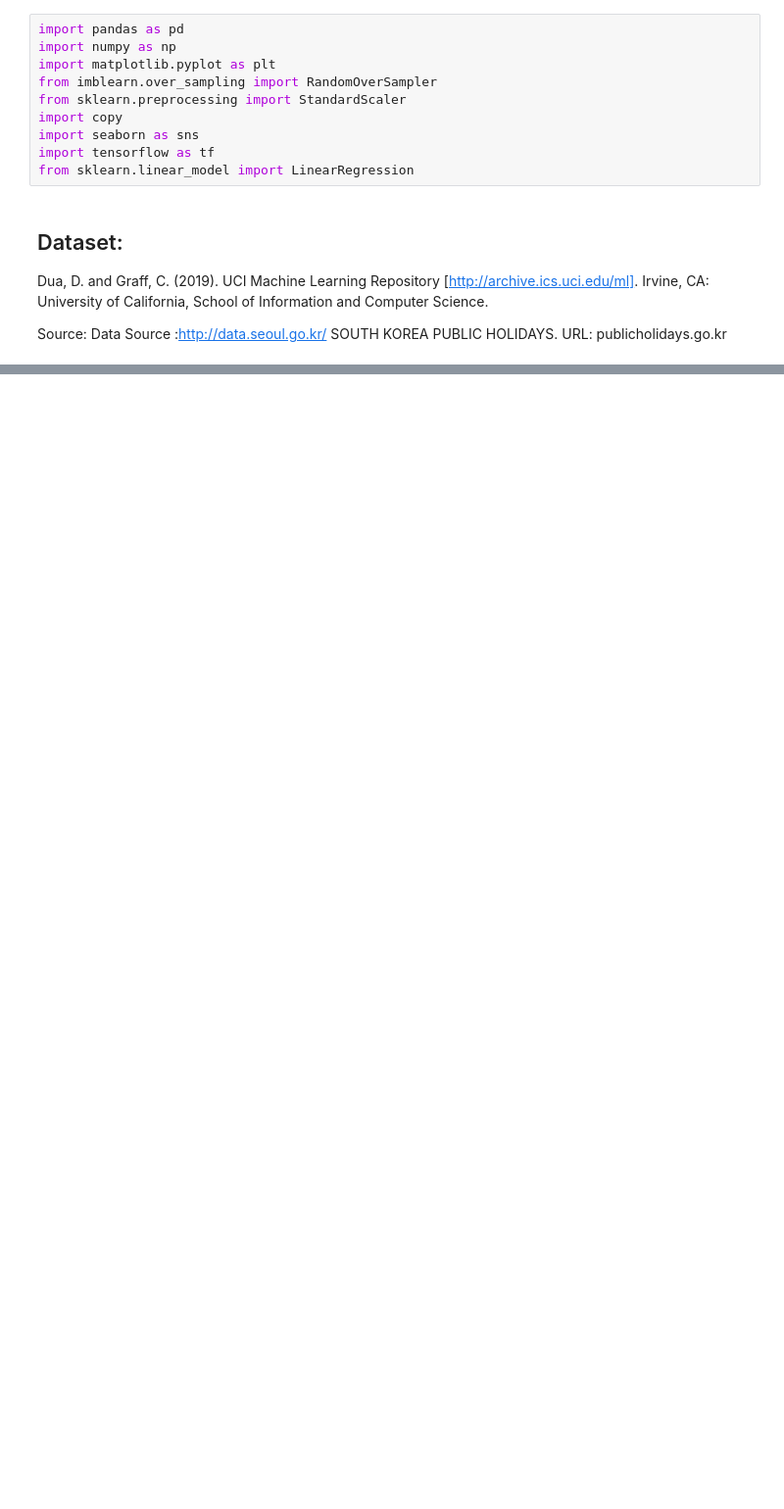
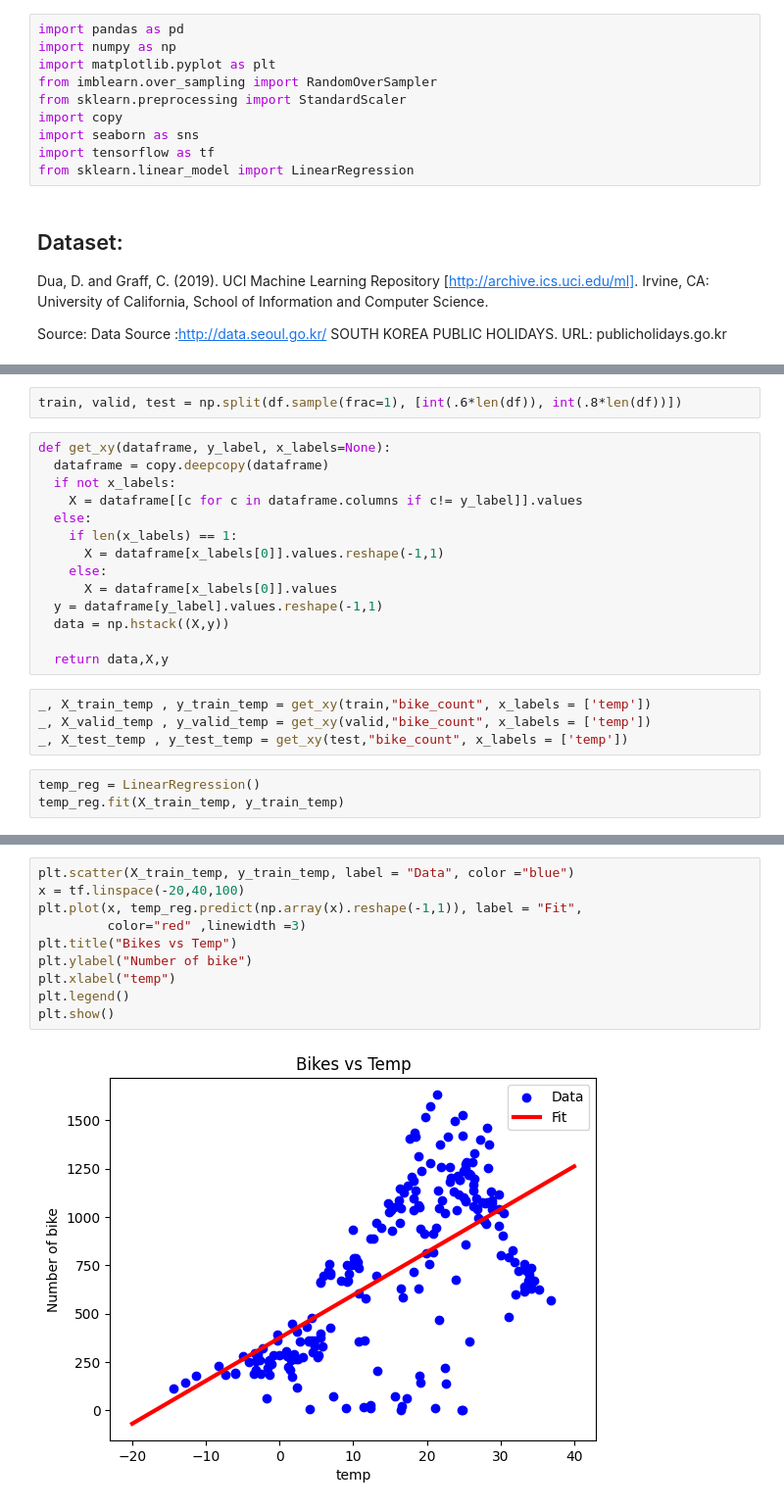
Before and after one commit to VuHoaBinh/MachineLearning, a Jupyter notebook: lesson-BIKES.ipynb, the cells around one changed output, grey strips where cells are left out. Shown at 98% size. Cells and saved outputs as stored; diff of their text form; blank space fills up the shorter version.

```diff
--- a/lesson-BIKES.ipynb
+++ b/lesson-BIKES.ipynb
@@ -26,0 +100,23 @@ df.head()
+# %%
+train, valid, test = np.split(df.sample(frac=1), [int(.6*len(df)), int(.8*len(df))])
+# %%
+def get_xy(dataframe, y_label, x_labels=None):
+  dataframe = copy.deepcopy(dataframe)
+  if not x_labels:
+    X = dataframe[[c for c in dataframe.columns if c!= y_label]].values
+  else:
+    if len(x_labels) == 1:
+      X = dataframe[x_labels[0]].values.reshape(-1,1)
+    else:
+      X = dataframe[x_labels[0]].values
+  y = dataframe[y_label].values.reshape(-1,1)
+  data = np.hstack((X,y))
+
+  return data,X,y
+# %%
+_, X_train_temp , y_train_temp = get_xy(train,"bike_count", x_labels = ['temp'])
+_, X_valid_temp , y_valid_temp = get_xy(valid,"bike_count", x_labels = ['temp'])
+_, X_test_temp , y_test_temp = get_xy(test,"bike_count", x_labels = ['temp'])
+# %%
+temp_reg = LinearRegression()
+temp_reg.fit(X_train_temp, y_train_temp)
@@ -26,0 +134,12 @@ df.head()
+# %%
+plt.scatter(X_train_temp, y_train_temp, label = "Data", color ="blue")
+x = tf.linspace(-20,40,100)
+plt.plot(x, temp_reg.predict(np.array(x).reshape(-1,1)), label = "Fit",
+         color="red" ,linewidth =3)
+plt.title("Bikes vs Temp")
+plt.ylabel("Number of bike")
+plt.xlabel("temp")
+plt.legend()
+plt.show()
+# %% [output]
+[figure, added]
```
Also changed, not shown: parts of 15 cells of this notebook.
